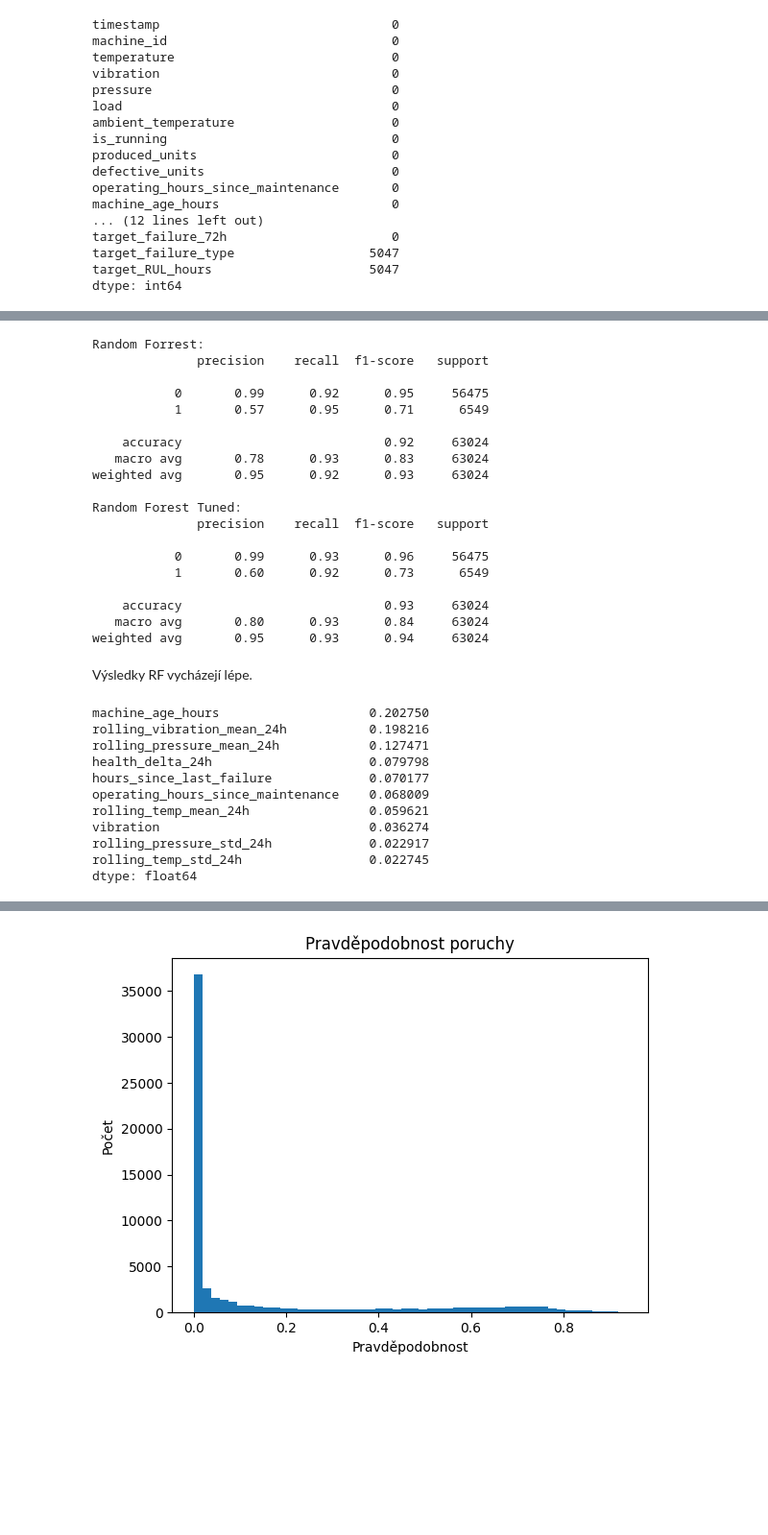
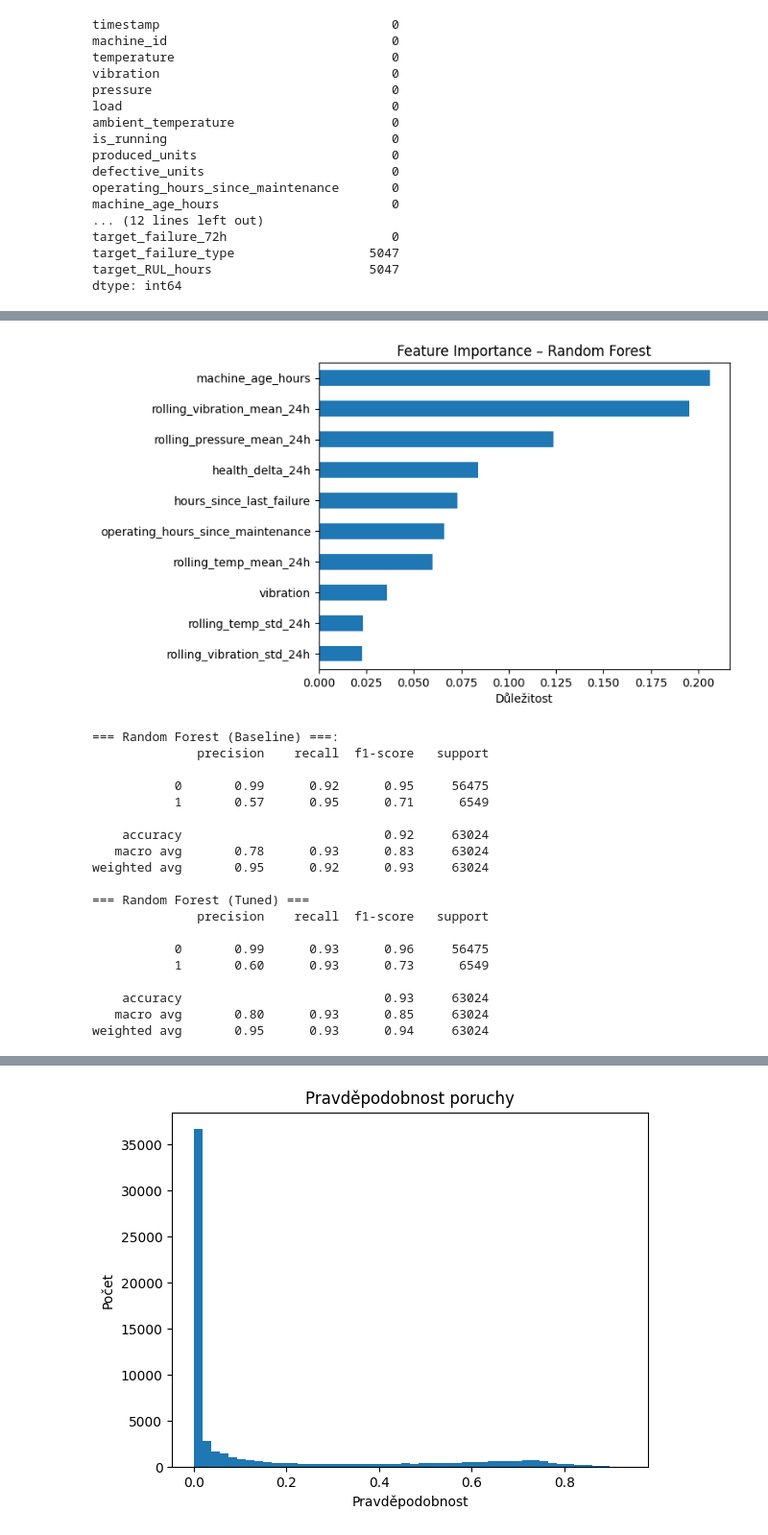
Before and after one commit to jiravo/diplomova-prace, a Jupyter notebook: predictive/failure_72h.ipynb, the cells around one changed output, grey strips where cells are left out. Shown at 96% size. Saved outputs shown, nothing was run; the diff lists cells and outputs as text; code cells hidden in the pictures; blank space fills up the shorter version.

```diff
--- a/predictive/failure_72h.ipynb
+++ b/predictive/failure_72h.ipynb
@@ -170 +203,17 @@ weighted avg       0.95      0.92      0.93     63024
+# %%
+# Feature importance původní model
+import pandas as pd
+
+importance = pd.Series(
+    model_rf.feature_importances_,
+    index=features
+).sort_values(ascending=False)
+
+importance.head(10).plot(kind="barh")
+plt.title("Feature Importance – Random Forest")
+plt.xlabel("Důležitost")
+plt.gca().invert_yaxis()
+plt.show()
+# %% [output]
+[figure, added]
 # %%
@@ -184,14 +236,15 @@ model_rf_tuned.fit(X_train, y_train)
 pred_rf_tuned = model_rf_tuned.predict(X_test)
 # %%
+#Klasifikační report starého a tuned random forest
 from sklearn.metrics import classification_report
 
-print("Random Forrest:")
+print("=== Random Forest (Baseline) ===:")
 print(classification_report(y_test, pred_rf))
 
-print("Random Forest Tuned:")
+print("=== Random Forest (Tuned) ===")
 print(classification_report(y_test, pred_rf_tuned))
 # %% [output]
-Random Forrest:
+=== Random Forest (Baseline) ===:
               precision    recall  f1-score   support
 
            0       0.99      0.92      0.95     56475
@@ -201,31 +254,12 @@ Random Forrest:
    macro avg       0.78      0.93      0.83     63024
 weighted avg       0.95      0.92      0.93     63024
 
-Random Forest Tuned:
+=== Random Forest (Tuned) ===
               precision    recall  f1-score   support
 
            0       0.99      0.93      0.96     56475
-           1       0.60      0.92      0.73      6549
+           1       0.60      0.93      0.73      6549
 
     accuracy                           0.93     63024
-   macro avg       0.80      0.93      0.84     63024
+   macro avg       0.80      0.93      0.85     63024
 weighted avg       0.95      0.93      0.94     63024
-# %% [markdown]
-Výsledky RF vycházejí lépe.
-# %%
-importance = model_rf.feature_importances_
-
-feat_importance = pd.Series(importance, index=features)
-feat_importance.sort_values(ascending=False).head(10)
-# %% [output]
-machine_age_hours                    0.202750
-rolling_vibration_mean_24h           0.198216
-rolling_pressure_mean_24h            0.127471
-health_delta_24h                     0.079798
-hours_since_last_failure             0.070177
-operating_hours_since_maintenance    0.068009
-rolling_temp_mean_24h                0.059621
-vibration                            0.036274
-rolling_pressure_std_24h             0.022917
-rolling_temp_std_24h                 0.022745
-dtype: float64
```
Also changed, not shown: parts of 25 cells of this notebook.
